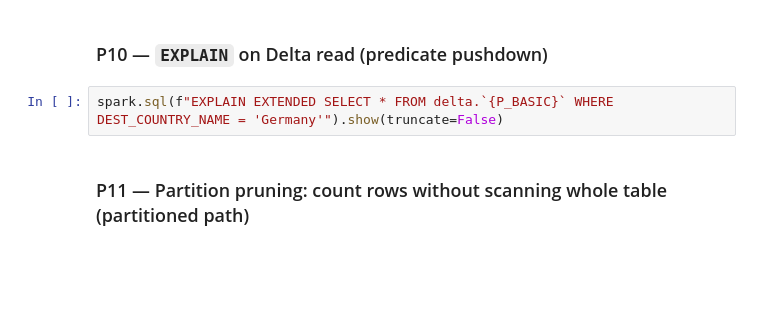
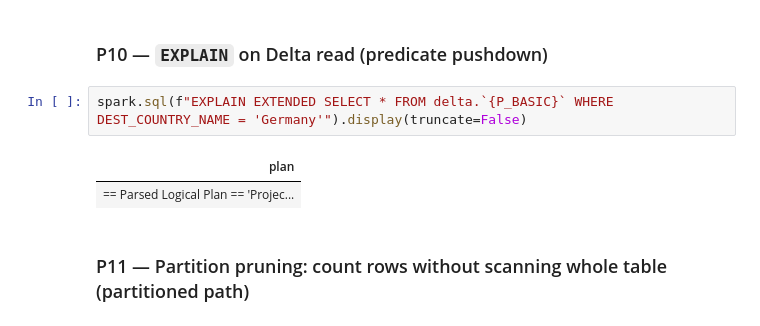
Before and after one commit to atingupta2006/databricks-training-mar-26, a Jupyter notebook: hands-on/day-05/notebooks/01-Day5-Delta-Lake-Architecture-and-Basics.ipynb, the cells around one changed output. Cells and saved outputs as stored; diff of their text form; blank space fills up the shorter version.

```diff
--- a/hands-on/day-05/notebooks/01-Day5-Delta-Lake-Architecture-and-Basics.ipynb
+++ b/hands-on/day-05/notebooks/01-Day5-Delta-Lake-Architecture-and-Basics.ipynb
@@ -374,7 +828,10 @@ spark.read.format("delta").load(P9).printSchema()
 # %% [markdown]
 ### P10 — `EXPLAIN` on Delta read (predicate pushdown)
 # %%
-spark.sql(f"EXPLAIN EXTENDED SELECT * FROM delta.`{P_BASIC}` WHERE DEST_COUNTRY_NAME = 'Germany'").show(truncate=False)
+spark.sql(f"EXPLAIN EXTENDED SELECT * FROM delta.`{P_BASIC}` WHERE DEST_COUNTRY_NAME = 'Germany'").display(truncate=False)
+# %% [output]
+| plan |
+| == Parsed Logical Plan == 'Projec... |
 # %% [markdown]
 ### P11 — Partition pruning: count rows without scanning whole table (partitioned path)
 # %%
```
Also changed, not shown: parts of 43 cells of this notebook, 4 other files.
